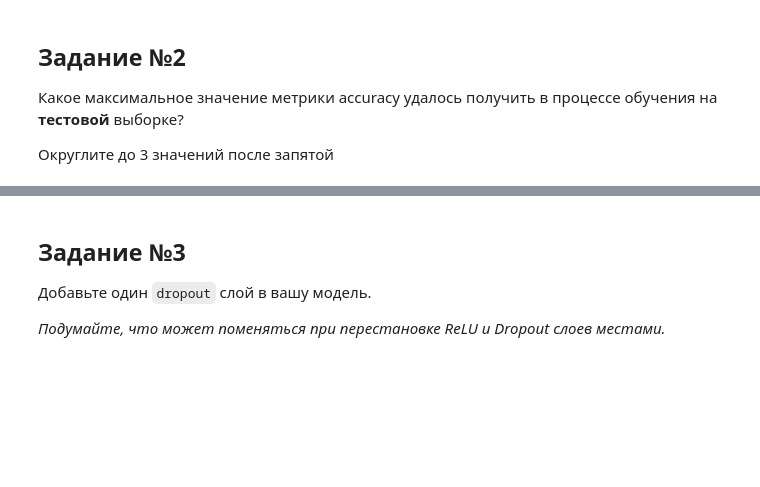
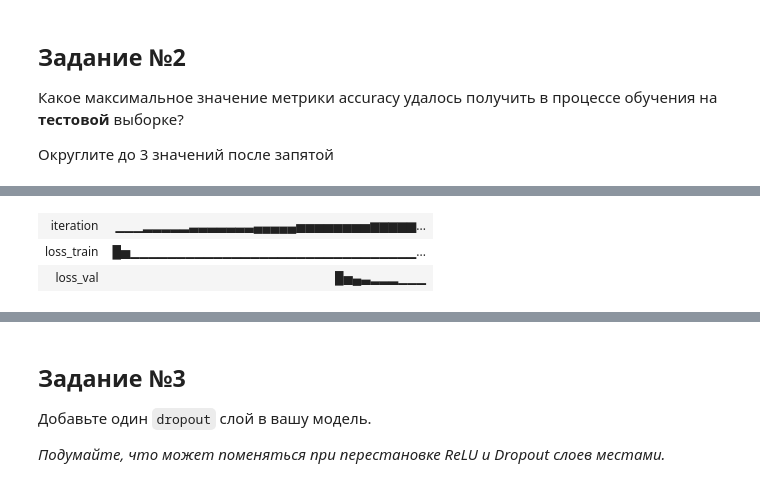
Before and after one commit to AndreyKurdyubov/Karpov.courses_DL, a Jupyter notebook: Base_DL/hw3-student.ipynb, the cells around one changed output, grey strips where cells are left out. Saved outputs shown, nothing was run; the diff lists cells and outputs as text; code cells hidden in the pictures; blank space fills up the shorter version.

```diff
--- a/Base_DL/hw3-student.ipynb
+++ b/Base_DL/hw3-student.ipynb
@@ -84,6 +80,7 @@ for row in range(n):
 class TrainConfig:
     lr: float = 1e-3
     total_iterations: int = 100
+    eval_every: int = 10
 
 
 # Для оценки будем использовать метрику accuracy
@@ -149,0 +198,87 @@ config = TrainConfig()
+# %%
+torch.manual_seed(987)
+# дефолтные значения
+config = TrainConfig()
+# Ваш код для обучения и подсчета accuracy
+
+# попробуем на GPU
+device = "cuda" if torch.cuda.is_available() else "cpu"
+print("Используем", device)
+
+class SimpleModel(nn.Module):
+    def __init__(self, num_classes: int = 10):
+        """
+        Args:
+            num_classes: Количество классов для классификации
+        """
+        super().__init__()
+        # Размерность скрытого слоя
+        hidden_dim = 512
+
+        self.net = nn.Sequential(
+            nn.Linear(in_features=28 * 28, out_features=hidden_dim),
+            nn.ReLU(),
+            nn.Linear(in_features=hidden_dim, out_features=num_classes),
+            # nn.Softmax(dim=1)
+        )
+
+    def forward(self, x: torch.Tensor) -> torch.Tensor:
+        x = x.reshape((-1, 28 * 28))
+        return self.net(x)
+
+
+def train_loop(
+    model: SimpleModel,
+    X_train: torch.Tensor,
+    y_train: torch.Tensor,
+    X_val: torch.Tensor,
+    y_val: torch.Tensor,
+    config: TrainConfig,
+):
+    """Обучите здесь модель, подсчитайте метрики на валидационной выборке.
+
+    Можете так же писать/рисовать accuracy в процессе обучения.
+    Например, каждые 10 итераций или даже каждую итерацию.
+    """
+    wandb.init(
+        project="Fashion-model-train",
+        notes="version 2 no Softmax",
+        tags=["sgd", "2-layer"],
+        config=config,
+    )
+    # Оставьте такое название перменной, это требование проверяющей системы
+    optimizer = optim.SGD(model.parameters(), lr=config.lr)
+
+    # Перекинем на GPU при наличии
+    X_val_dev = X_val.clone().to(device)
+    y_val_dev = y_val.clone().to(device)
+
+    # Ваш код обучения модели
+    model = model.to(device)
+    model.train()
+    for i in tqdm.trange(config.total_iterations):
+        optimizer.zero_grad()
+
+        X_train_dev = X_train.clone().to(device)
+        y_train_dev = y_train.clone().to(device)
+
+        loss = F.cross_entropy(model(X_train_dev), y_train_dev)
+        loss.backward()
+        optimizer.step()
+        metrics = {"iteration": i, "loss_train": loss.detach().cpu().item()}
+
+        if (i + 1) % config.eval_every == 0:
+            with torch.no_grad():
+                model.eval()
+                loss_val = F.cross_entropy(model(X_val_dev), y_val_dev)
+                model.train()
+                metrics.update({"loss_val": loss_val.cpu().item()})
+        wandb.log(metrics)
+    wandb.finish()
+    return metrics
+
+# torch.random.manual_seed(42)
+# config = TrainConfig()
+# model = SimpleModel(num_classes=len(train_dataset.classes))
+# metrics = train_loop(model, X_train, y_train, X_test, y_test, config=config)
+# %% [output]
@@ -149,0 +294,3 @@ config = TrainConfig()
+| iteration | ▁▁▁▂▂▂▂▂▃▃▃▃▃▃▃▄▄▄▄▄▅▅▅▅▅▅▅▅▆▆▆▆▆... |
+| loss_train | █▅▁▁▁▁▁▁▁▁▁▁▁▁▁▁▁▁▁▁▁▁▁▁▁▁▁▁▁▁▁▁▁... |
+| loss_val | █▅▄▃▂▂▂▁▁▁ |
```
Also changed, not shown: parts of 21 cells of this notebook, 2 other files.
